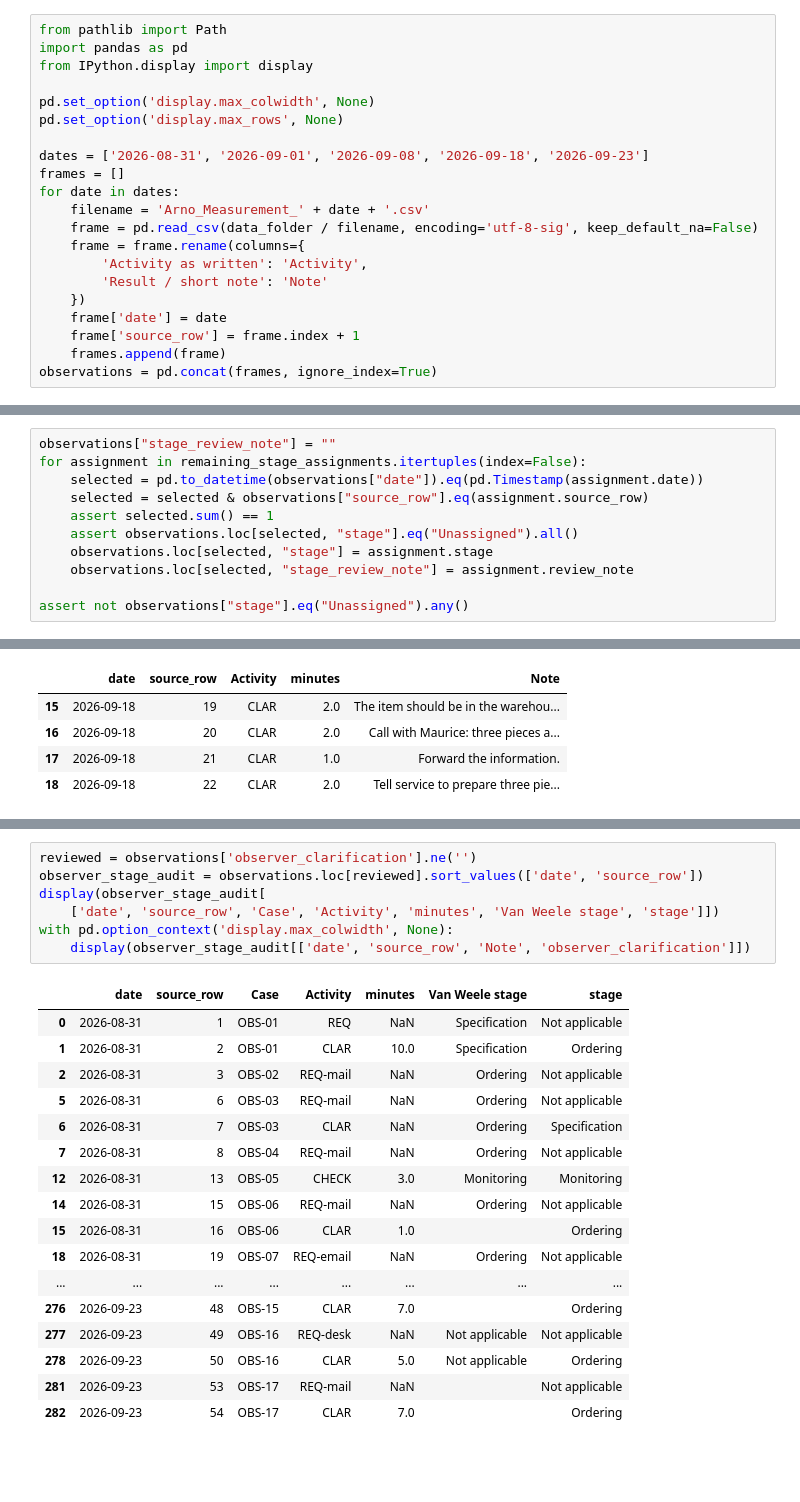
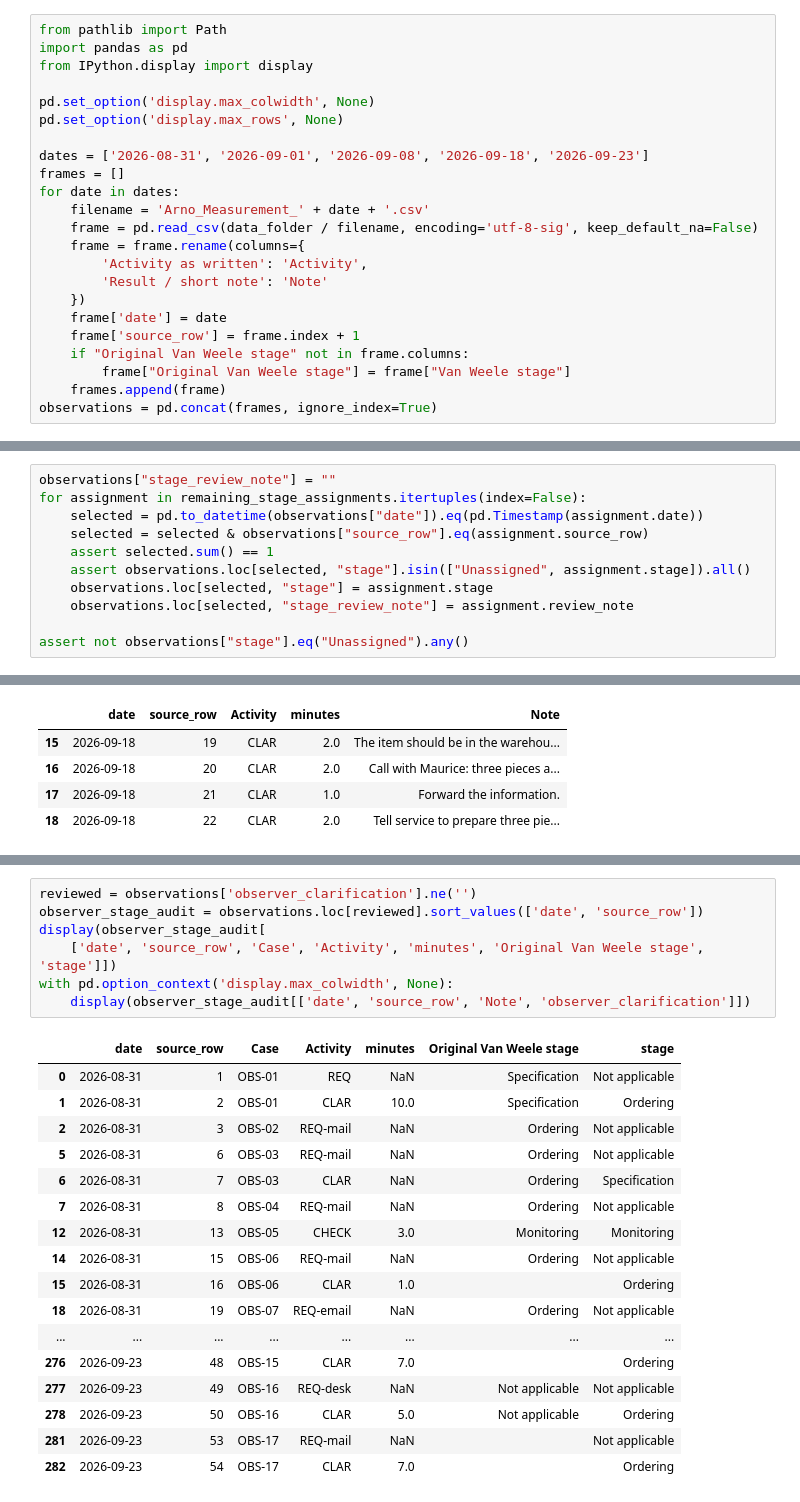
Before and after one commit to Luuuuuig/Bachelor-End-Project, a Jupyter notebook: Focal_Case_Selection_2026-10-07.ipynb, the cells around one changed output, grey strips where cells are left out. Saved outputs shown, nothing was run; the diff lists cells and outputs as text; blank space fills up the shorter version.

```diff
--- a/Focal_Case_Selection_2026-10-07.ipynb
+++ b/Focal_Case_Selection_2026-10-07.ipynb
@@ -72,6 +72,8 @@ for date in dates:
     })
     frame['date'] = date
     frame['source_row'] = frame.index + 1
+    if "Original Van Weele stage" not in frame.columns:
+        frame["Original Van Weele stage"] = frame["Van Weele stage"]
     frames.append(frame)
 observations = pd.concat(frames, ignore_index=True)
 # %% [markdown]
@@ -204,7 +206,7 @@ for assignment in remaining_stage_assignments.itertuples(index=False):
     selected = pd.to_datetime(observations["date"]).eq(pd.Timestamp(assignment.date))
     selected = selected & observations["source_row"].eq(assignment.source_row)
     assert selected.sum() == 1
-    assert observations.loc[selected, "stage"].eq("Unassigned").all()
+    assert observations.loc[selected, "stage"].isin(["Unassigned", assignment.stage]).all()
     observations.loc[selected, "stage"] = assignment.stage
     observations.loc[selected, "stage_review_note"] = assignment.review_note
 
@@ -1340,12 +1342,12 @@ The first tables show every record covered by an observer clarification. The fin
 # %%
 reviewed = observations['observer_clarification'].ne('')
 observer_stage_audit = observations.loc[reviewed].sort_values(['date', 'source_row'])
 display(observer_stage_audit[
-    ['date', 'source_row', 'Case', 'Activity', 'minutes', 'Van Weele stage', 'stage']])
+    ['date', 'source_row', 'Case', 'Activity', 'minutes', 'Original Van Weele stage', 'stage']])
 with pd.option_context('display.max_colwidth', None):
     display(observer_stage_audit[['date', 'source_row', 'Note', 'observer_clarification']])
 # %% [output]
-|  | date | source_row | Case | Activity | minutes | Van Weele stage | stage |
+|  | date | source_row | Case | Activity | minutes | Original Van Weele stage | stage |
 | 0 | 2026-08-31 | 1 | OBS-01 | REQ | NaN | Specification | Not applicable |
 | 1 | 2026-08-31 | 2 | OBS-01 | CLAR | 10.0 | Specification | Ordering |
 | 2 | 2026-08-31 | 3 | OBS-02 | REQ-mail | NaN | Ordering | Not applicable |
```
Also changed, not shown: parts of 10 cells of this notebook, 7 other files.
